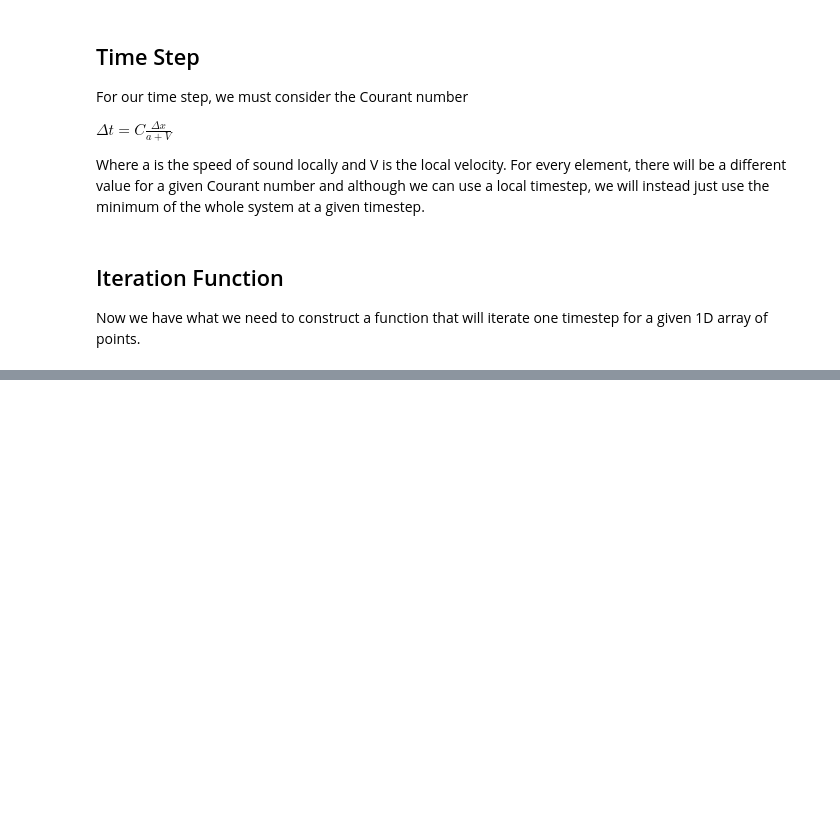
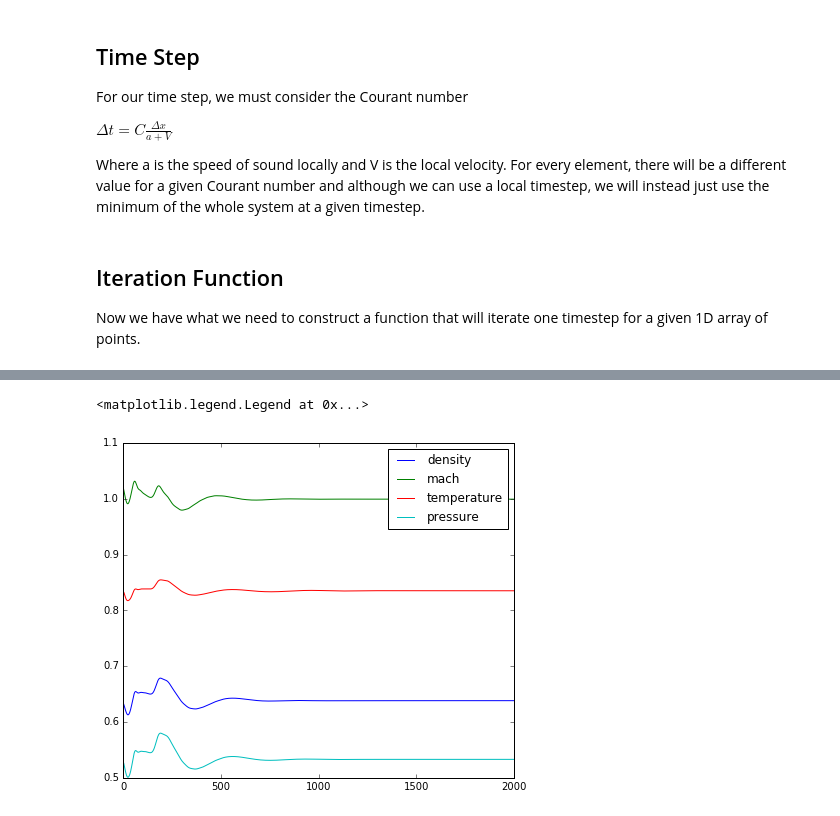
Before and after one commit to bjreddish/CFD, a Jupyter notebook: nozzleFlow/nozzleConservationForm.ipynb, the cells around one changed output, grey strips where cells are left out. Drawn from its saved outputs; the diff is of its cells as text; code cells hidden in the pictures; blank space fills up the shorter version.

```diff
--- a/nozzleFlow/nozzleConservationForm.ipynb
+++ b/nozzleFlow/nozzleConservationForm.ipynb
@@ -291,7 +291,7 @@ def solveFlow(rho,temp,vel,area,gamma,deltat,deltax):
     TBar = np.ones(numPts)
     VBar = np.ones(numPts)
     #Predictor Step
-    for i in range(1,numPts-1):# starts at node 2 and goes to node N-1
+    for i in range(0,numPts-1):# starts at node 2 and goes to node N-1
         # Here we implement a difference equation for our general govering equations
         du1dt[i] = -(f1[i+1]-f1[i])/deltax
         j = (1/gamma)*rho[i]*temp[i]*((area[i+1]-area[i])/deltax)
@@ -329,11 +329,12 @@ def solveFlow(rho,temp,vel,area,gamma,deltat,deltax):
             u1[i] = u1[i] + du1dxAv[i]*deltat
             u2[i] = u2[i] + du2dxAv[i]*deltat
             u3[i] = u3[i] + du3dxAv[i]*deltat
+
     # Get primatives from U values
     rho,vel,temp,pres = uToPrimatives(u1,u2,u3,area,gamma)
     # set BC's
     u1[0] = area[0]
-    u2[0] = 2*u2[1] -u2[2]
+    u2[0] = 2*u2[1] - u2[2]
     u3[0] = u1[0]*((temp[0]/(gamma-1))+(gamma/2)*(vel[0]**2))
 
     u1[numPts-1] = 2*u1[numPts-2] - u1[numPts-3]
@@ -399,0 +423,11 @@ pyplot.plot(rho)
+# %%
+pyplot.figure(figsize=(7, 6))
+pyplot.plot(rhoResults[int(len(rhoResults)/2),:],label='density')
+pyplot.plot(velResults[int(len(rhoResults)/2),:]/tempResults[int(len(rhoResults)/2),:]**0.5,label='mach')
+pyplot.plot(tempResults[int(len(rhoResults)/2),:],label='temperature')
+pyplot.plot(presResults[int(len(rhoResults)/2),:],label='pressure')
+pyplot.xlim([0,2000])
+pyplot.legend()
+# %% [output]
+<matplotlib.legend.Legend at 0x...>
+[figure, added]
```
Also changed, not shown: parts of 7 cells of this notebook.
